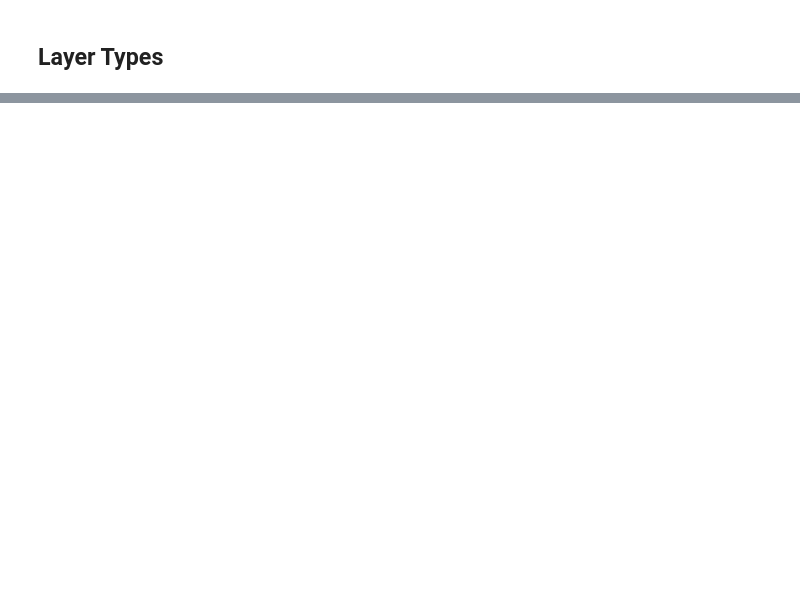
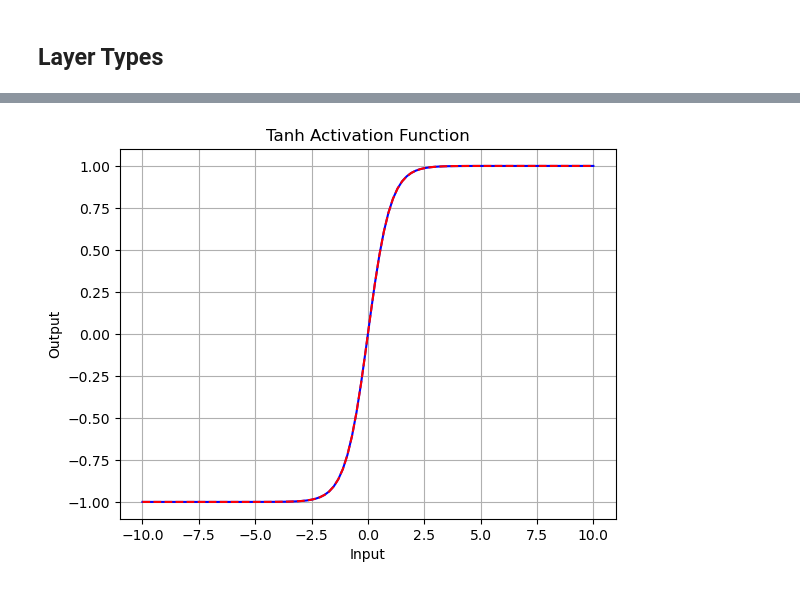
Before and after one commit to PaulToronto/Packt-PyTorch, a Jupyter notebook: Notebooks/1-3 - Foundations and Core Concepts of PyTorch - Deep Learning Introduction.ipynb, the cells around one changed output, grey strips where cells are left out. Saved outputs shown, nothing was run; the diff lists cells and outputs as text; code cells hidden in the pictures; blank space fills up the shorter version.

```diff
--- a/Notebooks/1-3 - Foundations and Core Concepts of PyTorch - Deep Learning Introduction.ipynb
+++ b/Notebooks/1-3 - Foundations and Core Concepts of PyTorch - Deep Learning Introduction.ipynb
@@ -203,0 +319,18 @@ Converged after 3 epochs
+# %%
+tanh = lambda x: np.tanh(x)
+tanh_2 = lambda x: (np.exp(x) - np.exp(-x)) / (np.exp(x) + np.exp(-x))
+
+x_values = np.linspace(-10, 10, 100)
+y_values = tanh(x_values)
+y_values_2 = tanh_2(x_values)
+
+plt.plot(x_values, y_values, color='blue', label='tanh')
+plt.plot(x_values, y_values_2, color='red', linestyle='--', label='tanh_2')
+
+plt.title('Tanh Activation Function')
+plt.xlabel('Input')
+plt.ylabel('Output')
+plt.grid()
+plt.show()
+# %% [output]
+[figure, added]
```
Also changed, not shown: parts of 31 cells of this notebook, 2 other files.
